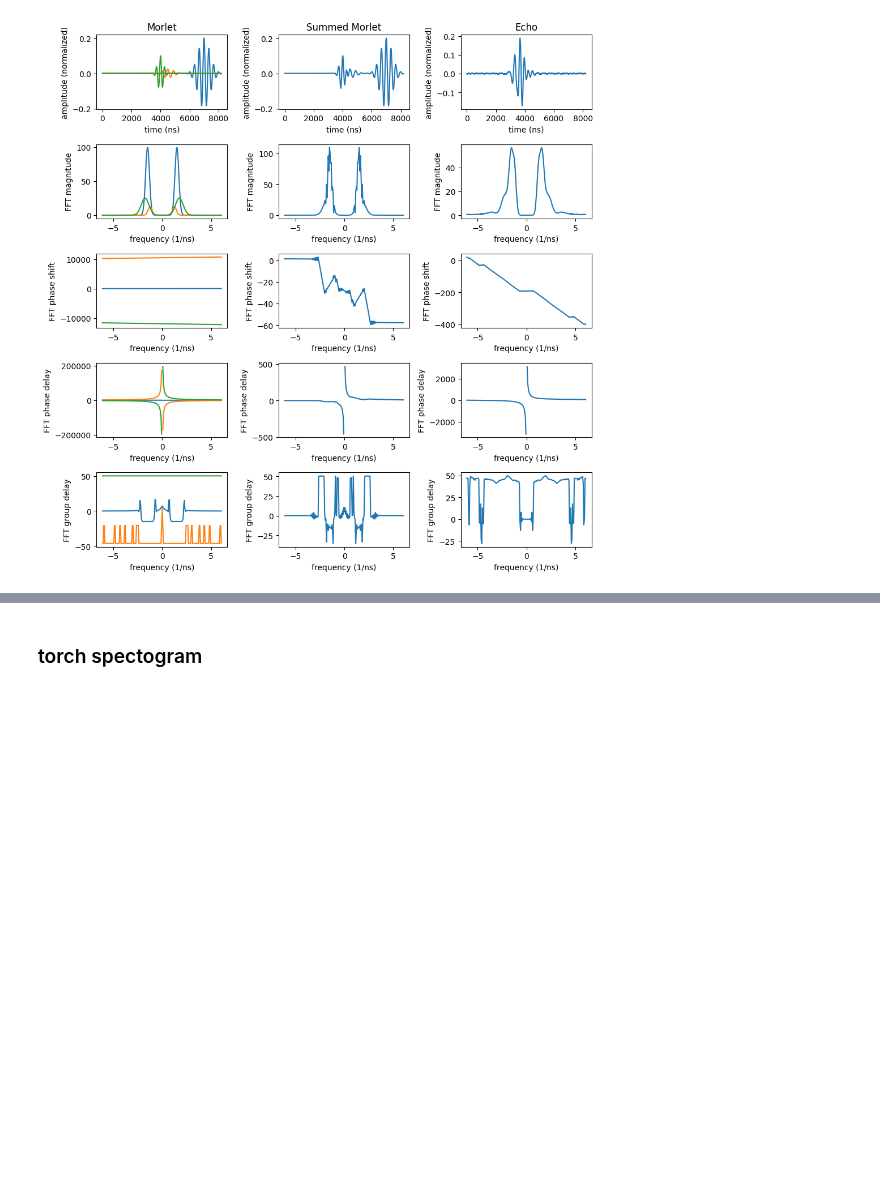
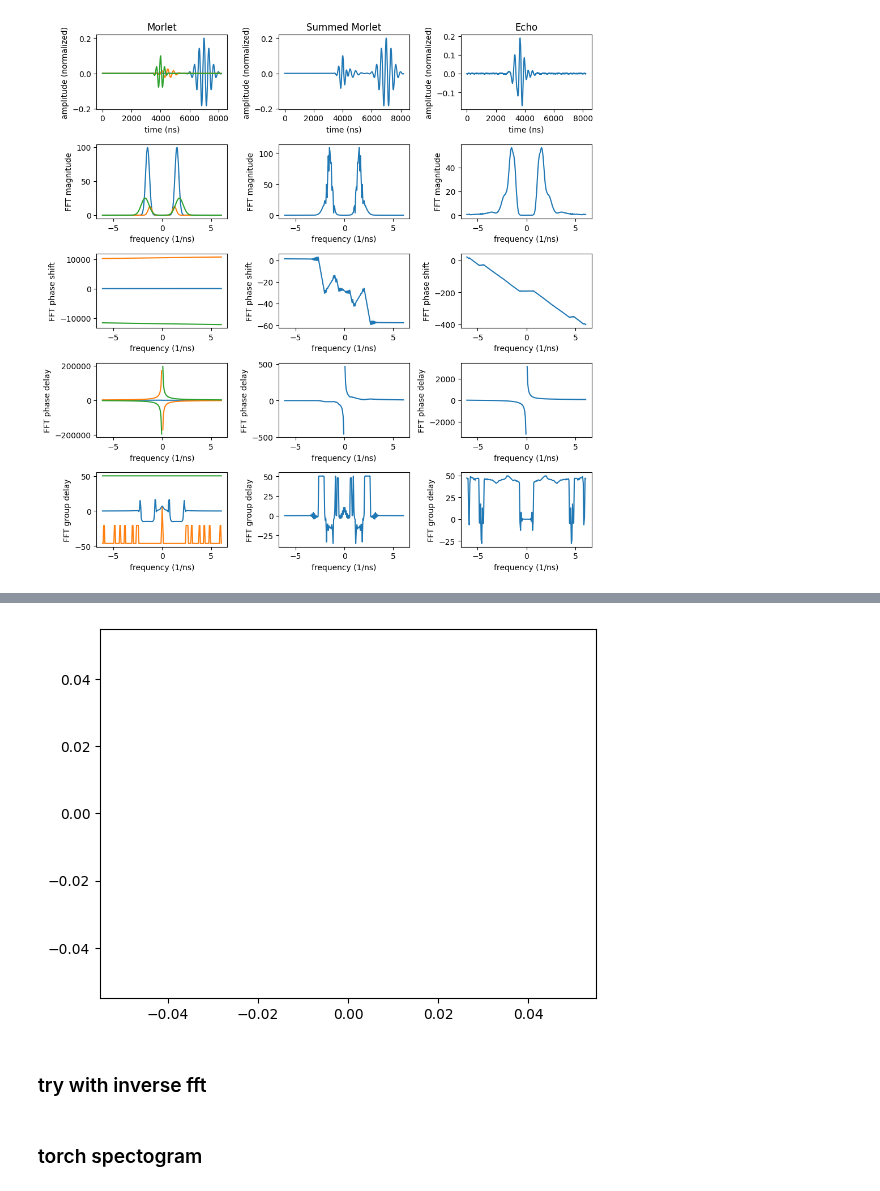
Before and after one commit to zhangxinqiao314/ultrasonic_ml, a Jupyter notebook: Notebooks/ex_tape.ipynb, the cells around one changed output, grey strips where cells are left out. Saved outputs shown, nothing was run; the diff lists cells and outputs as text; code cells hidden in the pictures; blank space fills up the shorter version.

```diff
--- a/Notebooks/ex_tape.ipynb
+++ b/Notebooks/ex_tape.ipynb
@@ -124,3 +212,20 @@ fig.tight_layout()
+# %%
+def morlet_function(t, a, mu, sigma, f):
+    return a * np.exp(-(t - mu)**2 / (2 * sigma**2)) * np.exp(j * 2 * np.pi * f * (t-mu))
+
+t = np.linspace(0, 10000)
+a_f,mu_f,sigma_f = popt[:5],popt[5:10],popt[10:]
+
+a_t = a_f/sigma_f/(2*np.pi)**0.5
+mu_t = shifts/2/np.pi/mu_f/dset.dt
+sigma_t = 1/2/np.pi/sigma_f/dset.dt
+
+for i in range(len(a_t)):
+    plt.plot(t, np.abs(morlet_function(t, a_t[i], mu_t[i], sigma_t[i], mu_f[i])) )
+# %% [output]
+[figure, added]
+# %% [markdown]
+### try with inverse fft
 # %% [markdown]
 ### torch spectogram
 # %%
```
Also changed, not shown: parts of 18 cells of this notebook, 2 other files.
